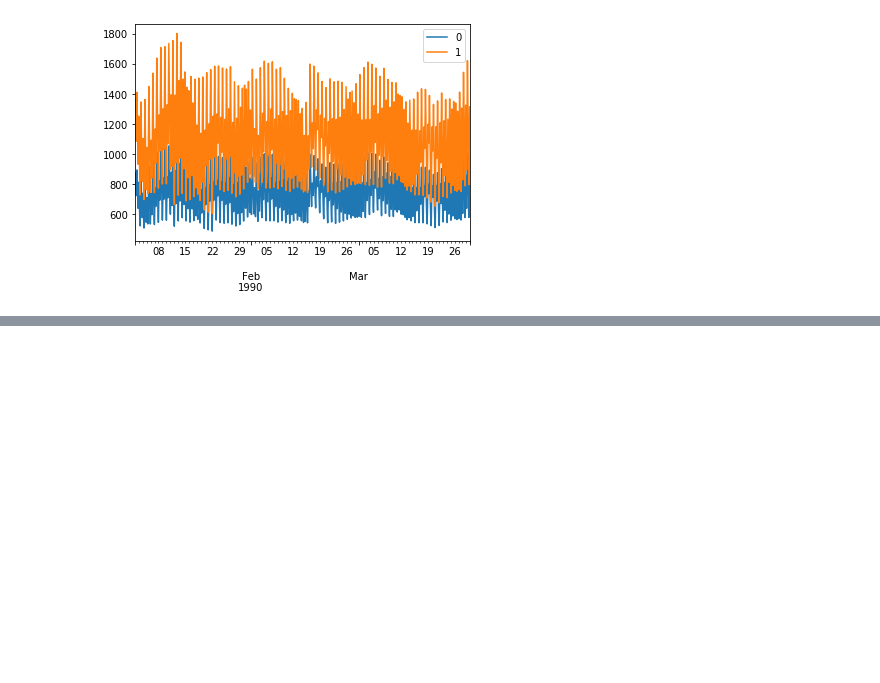
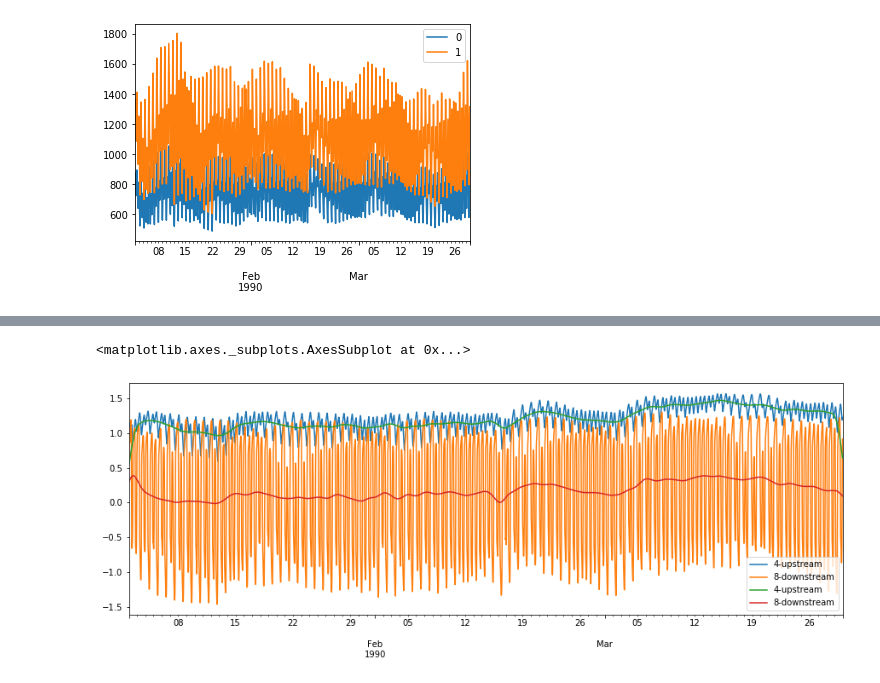
Before and after one commit to CADWRDeltaModeling/pydsm, a Jupyter notebook: notebooks/dsm2_h5_read_example.ipynb, the cells around one changed output, grey strips where cells are left out. Cells and saved outputs as stored; diff of their text form; code cells hidden in the pictures; blank space fills up the shorter version.

```diff
--- a/notebooks/dsm2_h5_read_example.ipynb
+++ b/notebooks/dsm2_h5_read_example.ipynb
@@ -450,0 +487,8 @@ display(pydsm.io.read_table_as_df(filename,'/hydro/geometry/transfer_names'))
+# %%
+ax1=vel4up.plot()
+vel8down.plot(ax=ax1)
+gvel4up.plot(ax=ax1)
+gvel8down.plot(ax=ax1)
+# %% [output]
+<matplotlib.axes._subplots.AxesSubplot at 0x...>
+[figure, added]
```
Also changed, not shown: parts of 17 cells of this notebook, 31 other files.
